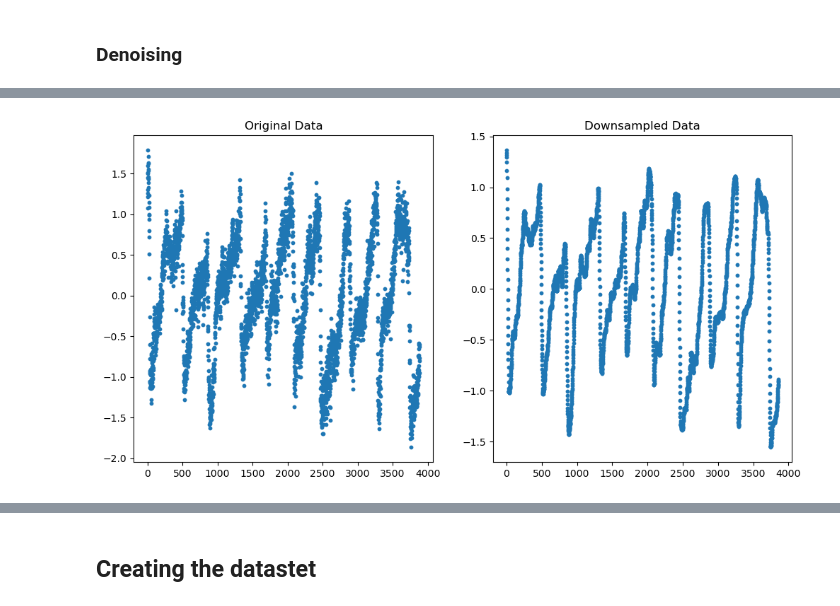
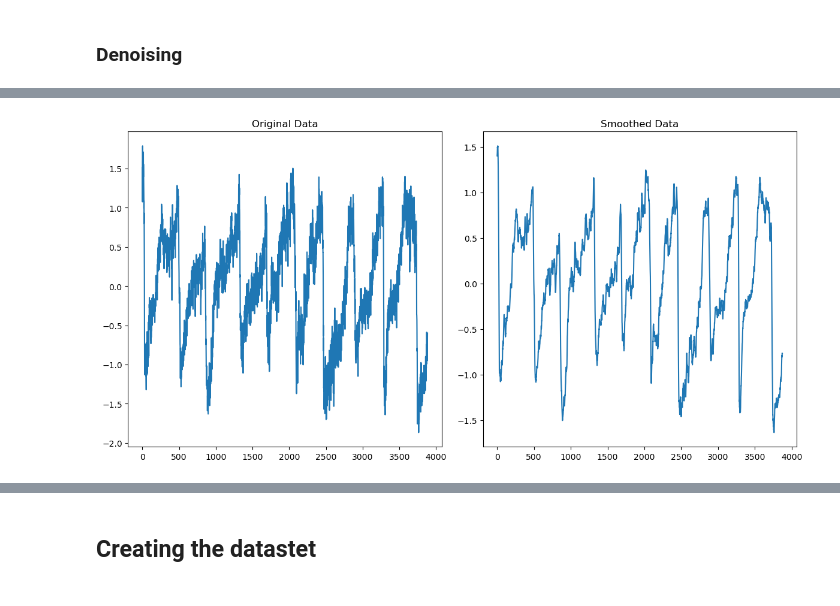
Before and after one commit to ai4er-cdt/earthquake-predictability, a Jupyter notebook: notebooks/CGB47 006 - Cascadia - LSTM One-shot Multi-step.ipynb, the cells around one changed output, grey strips where cells are left out. Cells and saved outputs as stored; diff of their text form; code cells hidden in the pictures.

```diff
--- a/notebooks/CGB47 006 - Cascadia - LSTM One-shot Multi-step.ipynb
+++ b/notebooks/CGB47 006 - Cascadia - LSTM One-shot Multi-step.ipynb
@@ -28,11 +54,11 @@ No GPU available.
 # %% [markdown]
 ## Load Data
 # %%
-EXP = "cascadia_1_seg" # select cascadia segment 1
+EXP = "cascadia_1_seg"  # select cascadia segment 1
 
 # Load dataset and convert to dataframe
 dataset = SlowEarthquakeDataset([EXP])
-df = dataset.convert_to_df(EXP)
+df = SlowEarthquakeDataset.convert_to_df(dataset, EXP)
 
 df.head()
 # %% [output]
@@ -45,7 +71,7 @@ df.head()
 5 rows × 198 columns
 # %%
 # Select segment average and scale down by 10^8
-df_seg_1 = df["seg_avg"]/1e8
+df_seg_1 = pd.DataFrame((df["seg_avg"] / 1e8).rename("signal"))
 
-df_seg_1.shape
+df_seg_1
 # %% [output]
@@ -56,11 +94,13 @@ df_seg_1.shape
 ### Denoising
 # %%
 # Data smoothing
-SMOOTHING_WINDOW = 5 # moving average window size
+SMOOTHING_WINDOW = 10  # moving average window size
 DOWNSAMPLING_FACTOR = 1
 
 # Smooth the data
-df_smoothed = moving_average_causal_filter(df_seg_1, SMOOTHING_WINDOW, DOWNSAMPLING_FACTOR)
+df_smoothed = moving_average_causal_filter(
+    df_seg_1, SMOOTHING_WINDOW, DOWNSAMPLING_FACTOR
+)
 
 df_smoothed.shape
 # %% [output]
@@ -96,25 +114,4 @@ plt.show()
-# %%
-# Plot relevant features in the original and downsampled datasets
-plt.figure(figsize=(12, 6))
-
-# Example: Plotting the first feature in the dataset
-plt.subplot(1, 2, 1)
-plt.scatter(
-    range(len(df_seg_1)), df_seg_1, label="Original Data",
-    s=10,
-)
-plt.title("Original Data")
-
-plt.subplot(1, 2, 2)
-plt.scatter(
-    range(len(df_smoothed)),
-    df_smoothed,
-    label="Downsampled Data",
-    s=10,
-
-)
-plt.title("Downsampled Data")
-
-plt.show()
-# %% [output]
-[figure, removed]
+# %%
+plot_original_vs_processed_data(df_seg_1, df_smoothed, "line")
+# %% [output]
+[figure, added]
```
Also changed, not shown: parts of 45 cells of this notebook, 16 other files.
